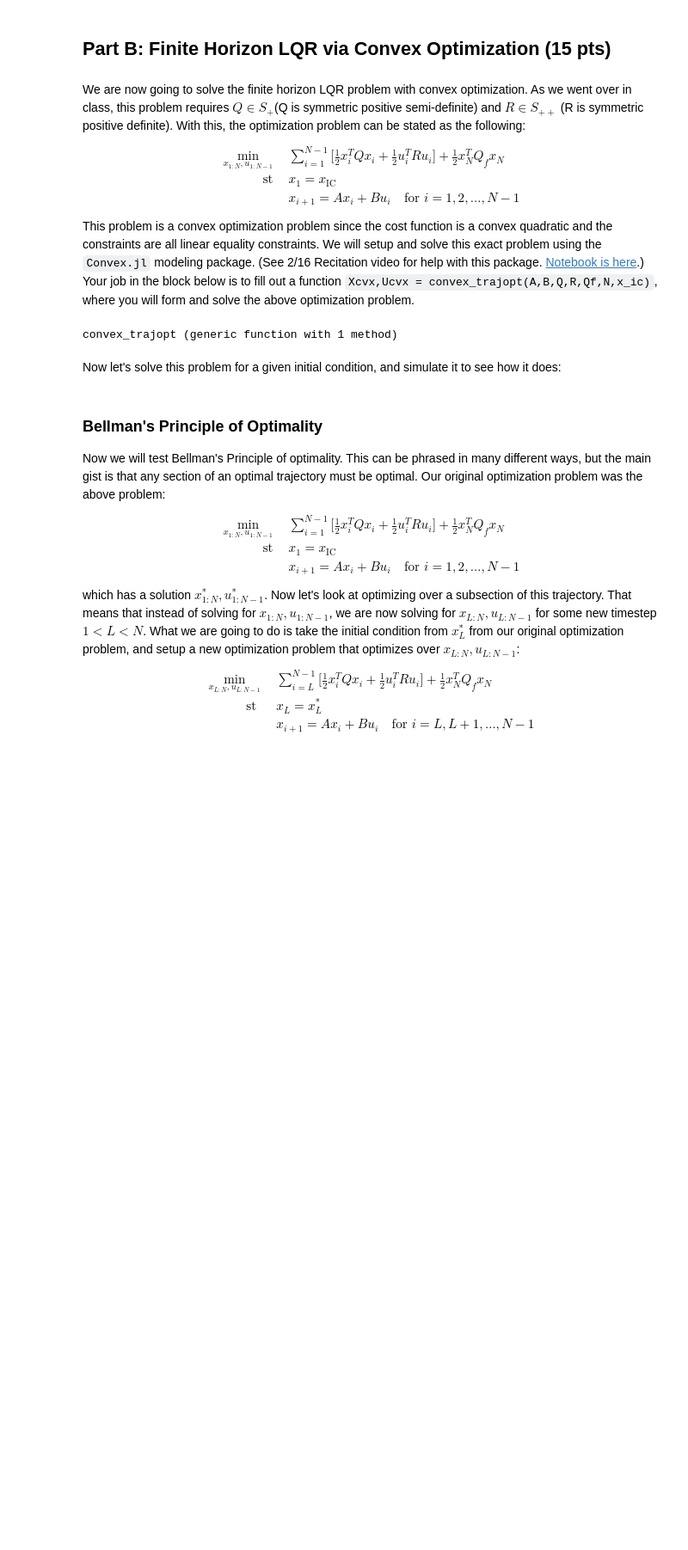
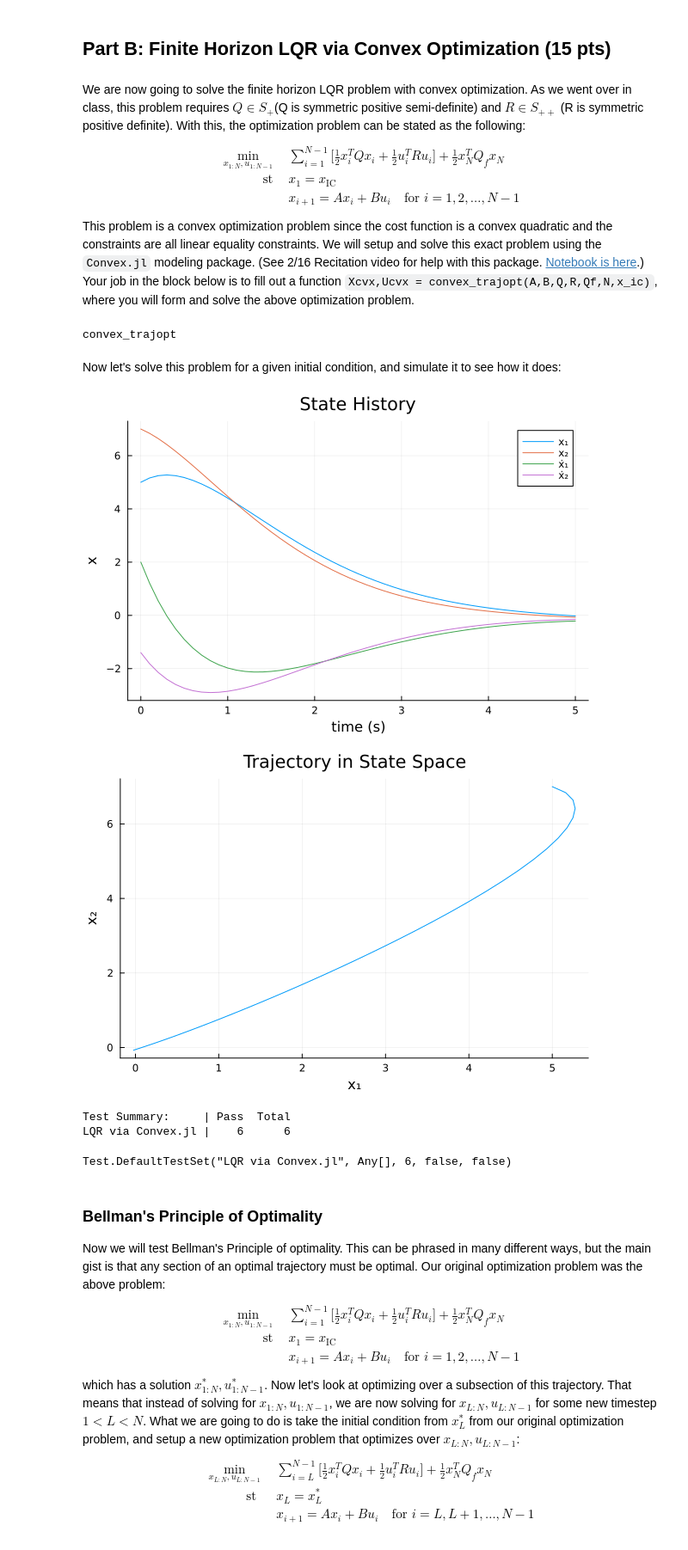
Before and after one commit to Guo-lab/16745-Optimal-Control-and-RL, a Jupyter notebook: HW2_S24-main/Q1.ipynb, the cells around one changed output. Shown at 86% size. Drawn from its saved outputs; the diff is of its cells as text; code cells hidden in the pictures; blank space fills up the shorter version.

Commit message:
hw2 Q1 done, LQR Convex Opt & Reccati

```diff
--- a/HW2_S24-main/Q1.ipynb
+++ b/HW2_S24-main/Q1.ipynb
@@ -97,11 +105,14 @@ function mat_from_vec(X::Vector{Vector{Float64}})::Matrix
 	Xm = hcat(X...)
 	return Xm
 end
+
 function vec_from_mat(Xm::Matrix)::Vector{Vector{Float64}}
 	# convert a matrix into a vector of vectors
 	X = [Xm[:, i] for i ∈ 1:size(Xm, 2)]
 	return X
 end
+
+using MathOptInterface
 """
 X,U = convex_trajopt(A,B,Q,R,Qf,N,x_ic; verbose = false)
 
@@ -130,9 +141,7 @@ function convex_trajopt(A::Matrix,      # A matrix
 	@assert length(x_ic) == nx
 
 	# TODO:
-
-	# create cvx variables where each column is a time step
-	# hint: x_k = X[:,k], u_k = U[:,k]
+	# create cvx variables where each column is a time step. hint: x_k = X[:,k], u_k = U[:,k]
 	X = cvx.Variable(nx, N)
 	U = cvx.Variable(nu, N - 1)
 
@@ -141,30 +150,28 @@ function convex_trajopt(A::Matrix,      # A matrix
 	# hint: add all of your cost terms to `cost`
 	cost = 0
 	for k ∈ 1:(N-1)
-
 		# add stagewise cost
-		cost += 0
+		cost += 0.5 * (cvx.quadform(X[:, k], Q) + cvx.quadform(U[:, k], R))
 	end
-
 	# add terminal cost
-	cost += 0
+	cost += 0.5 * cvx.quadform(X[:, N], Qf)
 
 	# initialize cvx problem
 	prob = cvx.minimize(cost)
 
 	# TODO: initial condition constraint
-	# hint: you can add constraints to our problem like this:
-	# prob.constraints += (Gz == h)
-
+	# hint: you can add constraints to our problem like this: prob.constraints += (Gz == h)
+	constraints = [X[:, 1] == x_ic]
 	for k ∈ 1:(N-1)
-		# dynamics constraints
-		# prob.constraints +=
+		# dynamics constraints: what is in 'subject to.'
+		push!(constraints, X[:, k+1] == A * X[:, k] + B * U[:, k])
 	end
+	prob.constraints = vcat(constraints...)
 
 	# solve problem (silent solver tells us the output)
 	cvx.solve!(prob, ECOS.Optimizer; silent_solver = !verbose)
 
-	if prob.status != cvx.MathOptInterface.OPTIMAL
+	if prob.status != MathOptInterface.OPTIMAL
 		error("Convex.jl problem failed to solve for some reason")
 	end
 
@@ -175,7 +182,7 @@ function convex_trajopt(A::Matrix,      # A matrix
 	return X, U
 end
 # %% [output]
-convex_trajopt (generic function with 1 method)
+convex_trajopt
 # %% [markdown]
 Now let's solve this problem for a given initial condition, and simulate it to see how it does:
 # %%
@@ -198,38 +205,46 @@ Now let's solve this problem for a given initial condition, and simulate it to s
 	# setup and solve our convex optimization problem (verbose = true for submission)
 	Xcvx, Ucvx = convex_trajopt(A, B, Q, R, Qf, N, x_ic; verbose = false)
 
-	# TODO: simulate with the dynamics with control Ucvx, storing the
-	# state in Xsim
-
+	# TODO: simulate with the dynamics with control Ucvx, storing the state in Xsim
 	# initial condition
 	Xsim = [zeros(nx) for i ∈ 1:N]
 	Xsim[1] = 1 * x_ic
 
 	# TODO dynamics simulation
+	for k ∈ 1:(N-1)
+		Xsim[k+1] = A * Xsim[k] + B * Ucvx[k]
+	end
 
 
 	@test length(Xsim) == N
 	@test norm(Xsim[end]) > 1e-13
 	#----------------------plotting-----------------------
 	Xsim_m = mat_from_vec(Xsim)
 
 	# plot state history
 	display(plot(t_vec, Xsim_m', label = ["x₁" "x₂" "ẋ₁" "ẋ₂"],
 		title = "State History",
 		xlabel = "time (s)", ylabel = "x"))
 
 	# plot trajectory in x1 x2 space
 	display(plot(Xsim_m[1, :], Xsim_m[2, :],
 		title = "Trajectory in State Space",
 		ylabel = "x₂", xlabel = "x₁", label = ""))
 	#----------------------plotting-----------------------
 
 	# tests
 	@test 1e-14 < maximum(norm.(Xsim .- Xcvx, Inf)) < 1e-3
 	@test isapprox(Ucvx[1], [-7.8532442316767, -4.127120137234], atol = 1e-3)
 	@test isapprox(Xcvx[end], [-0.02285990, -0.07140241, -0.21259, -0.1540299], atol = 1e-3)
+
 	@test 1e-14 < norm(Xcvx[end] - Xsim[end]) < 1e-3
 end
+# %% [output]
+[figure, added]
+[figure, added]
+Test Summary:     | Pass  Total
+LQR via Convex.jl |    6      6
+Test.DefaultTestSet("LQR via Convex.jl", Any[], 6, false, false)
 # %% [markdown]
 ### Bellman's Principle of Optimality
 Now we will test Bellman's Principle of optimality. This can be phrased in many different ways, but the main gist is that any section of an optimal trajectory must be optimal. Our original optimization problem was the above problem:
```
Also changed, not shown: parts of 14 cells of this notebook.
